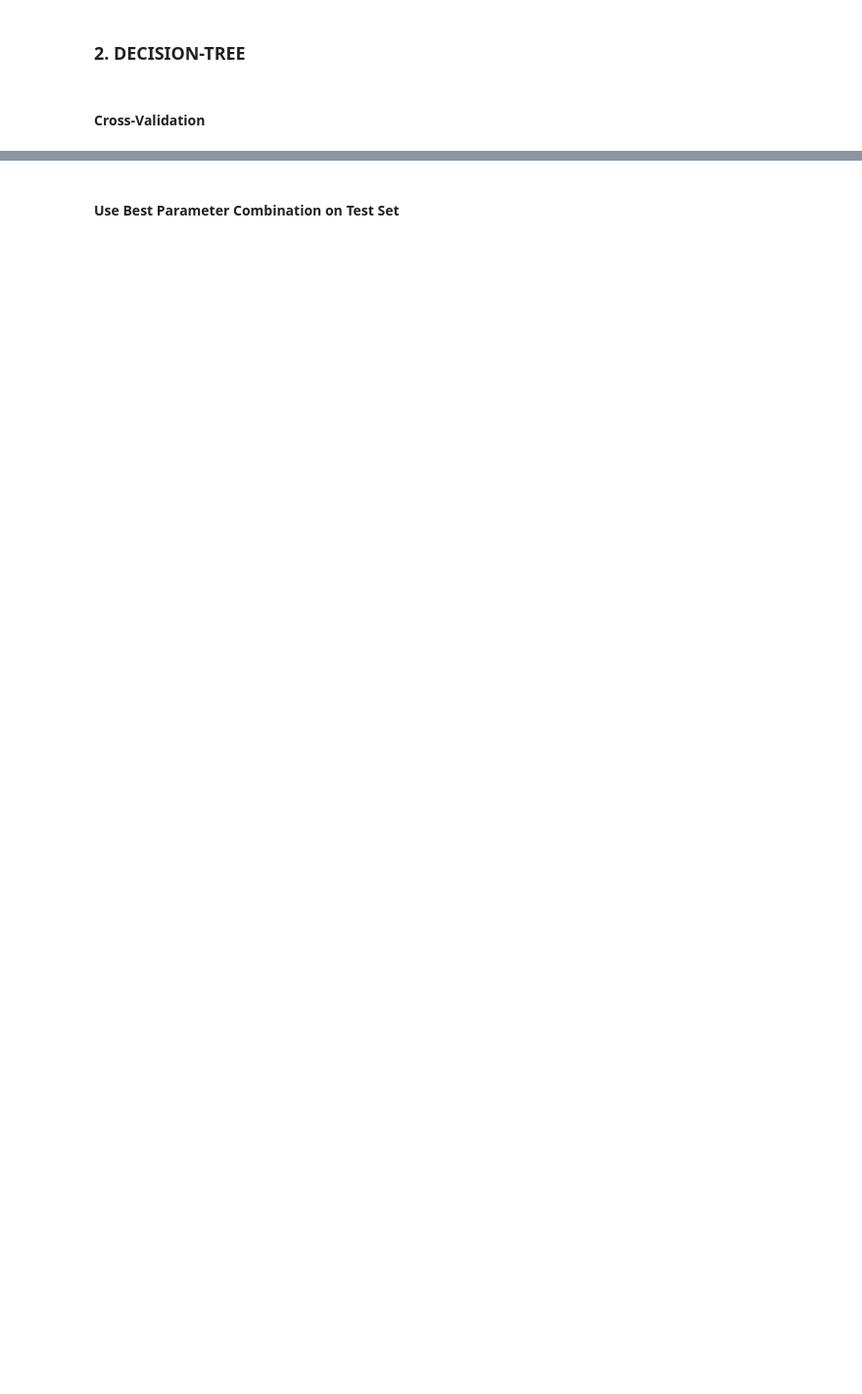
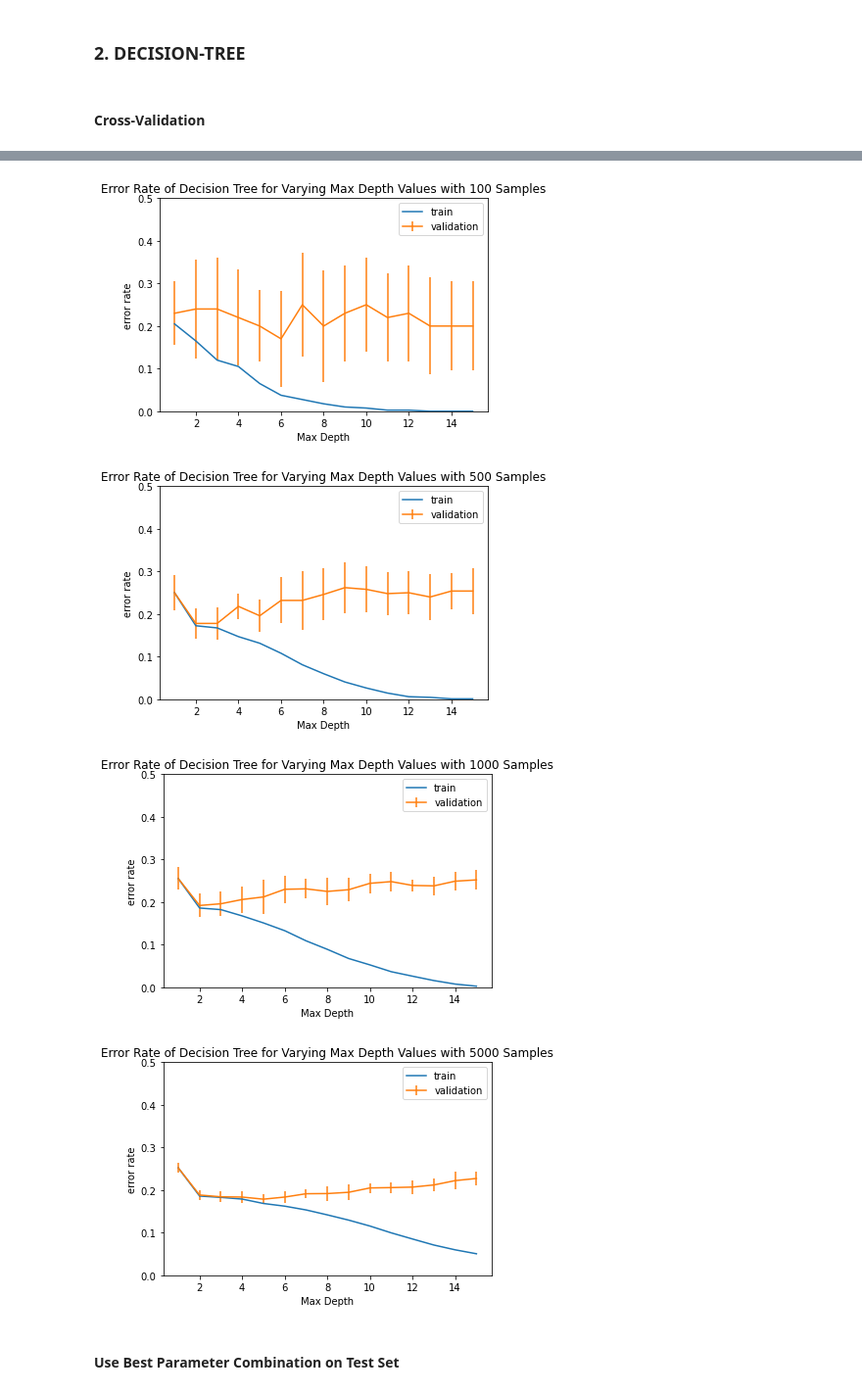
Before and after one commit to chrismartel/COMP551, a Jupyter notebook: projects/p1/adult_salary.ipynb, the cells around one changed output, grey strips where cells are left out. Shown at 98% size. Saved outputs shown, nothing was run; the diff lists cells and outputs as text; code cells hidden in the pictures; blank space fills up the shorter version.

```diff
--- a/projects/p1/adult_salary.ipynb
+++ b/projects/p1/adult_salary.ipynb
@@ -226,2 +344,30 @@ print("Prediction time: {pred_time}".format(pred_time=pred_time))
+# %%
+sizes = [100, 500, 1000, 5000]
+
+# Max depth range list
+max_d_list = range(1,16)
+
+for s in sizes:
+    # select s random samples from train dataset
+    x_subset, y_subset = x_train[inds[:s]], y_train[inds[:s]]
+
+    # apply cross validation to get validation and train accuracy matrices
+    err_val_matrix, err_train_matrix = my_validation.dt_cross_validation(x_subset, y_subset, max_d_list, L, my_validation.error_rate)
+
+    err_val_means = np.mean(err_val_matrix, axis=1)
+
+    plt.title('Error Rate of Decision Tree for Varying Max Depth Values with {size} Samples'.format(size = s))
+    plt.plot(max_d_list, np.mean(err_train_matrix, axis=1),  label='train')
+    plt.errorbar(max_d_list, err_val_means, np.std(err_val_matrix, axis=1), label='validation')
+    plt.legend()
+    plt.xlabel('Max Depth')
+    plt.ylabel('error rate')
+    plt.ylim(0,0.5)
+    plt.show()
+# %% [output]
+[figure, added]
+[figure, added]
+[figure, added]
+[figure, added]
 # %% [markdown]
 #### Use Best Parameter Combination on Test Set
```
Also changed, not shown: parts of 10 cells of this notebook, 2 other files.
